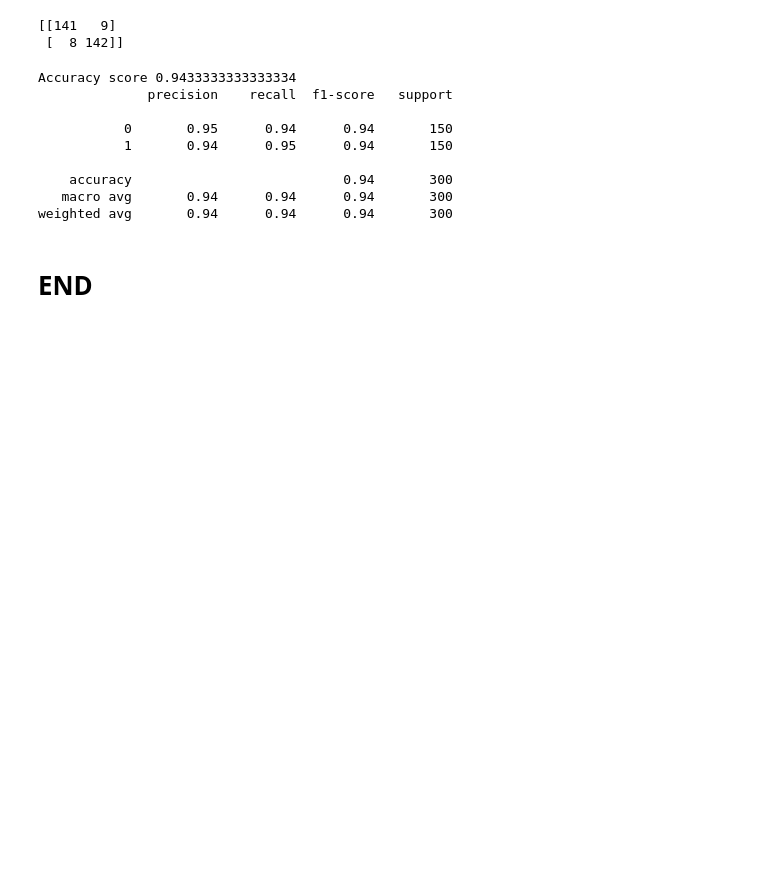
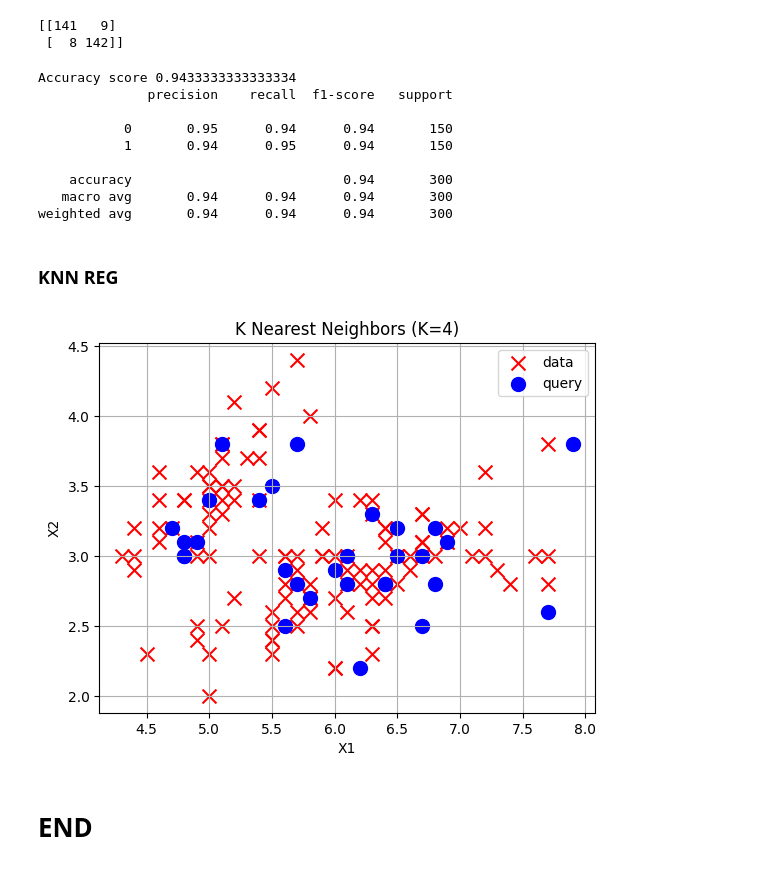
Before and after one commit to shubham100827/ml_from_scratch, a Jupyter notebook: knn/knn.ipynb, the cells around one changed output. Drawn from its saved outputs; the diff is of its cells as text; code cells hidden in the pictures; blank space fills up the shorter version.

```diff
--- a/knn/knn.ipynb
+++ b/knn/knn.ipynb
@@ -150,5 +150,67 @@ Accuracy score 0.9433333333333334
     accuracy                           0.94       300
    macro avg       0.94      0.94      0.94       300
 weighted avg       0.94      0.94      0.94       300
+# %% [markdown]
+### KNN REG
+# %%
+import numpy as np
+import matplotlib.pyplot as plt
+
+from sklearn import datasets
+from sklearn.model_selection import train_test_split
+
+np.random.seed(42)
+
+class KNN():
+
+    def __init__(self, K):
+        self.K = K
+
+    def euclidean_distance(self, x1, x2):
+        dist = 0
+        for i in range(len(x1)):
+            dist += np.power((x1[i] - x2[i]), 2)
+        return np.sqrt(dist)
+
+    def knn_search(self, X_train, y_train, Q):
+        y_pred = np.empty(Q.shape[0])
+
+        for i, query in enumerate(Q):
+            #get K nearest neighbors to query point
+            idx = np.argsort([self.euclidean_distance(query, x) for x in X_train])[:self.K]
+            #extract the labels of KNN training labels
+            knn_labels = np.array([y_train[i] for i in idx])
+            #label query sample as the average of knn_labels
+            y_pred[i] = np.mean(knn_labels)
+
+        return y_pred
+
+
+if __name__ == "__main__":
+
+    plt.close('all')
+
+    #iris dataset
+    iris = datasets.load_iris()
+    X = iris.data[:,:2]
+    y = iris.target
+
+    X_train, X_test, y_train, y_test = train_test_split(X, y, test_size=0.2, random_state=42)
+
+    K = 4
+    knn = KNN(K)
+    y_pred = knn.knn_search(X_train, y_train, X_test)
+
+    plt.figure(1)
+    plt.scatter(X_train[:,0], X_train[:,1], s = 100, marker = 'x', color = 'r', label = 'data')
+    plt.scatter(X_test[:,0], X_test[:,1], s = 100, marker = 'o', color = 'b', label = 'query')
+    plt.title('K Nearest Neighbors (K=%d)'% K)
+    plt.legend()
+    plt.xlabel('X1')
+    plt.ylabel('X2')
+    plt.grid(True)
+    plt.show()
+# %% [output]
+[figure, added]
 # %% [markdown]
 # END
```
Also changed, not shown: 1 other file.
